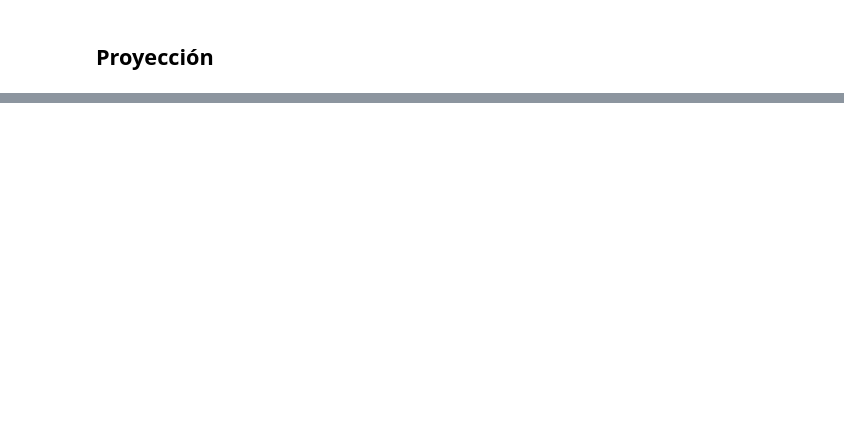
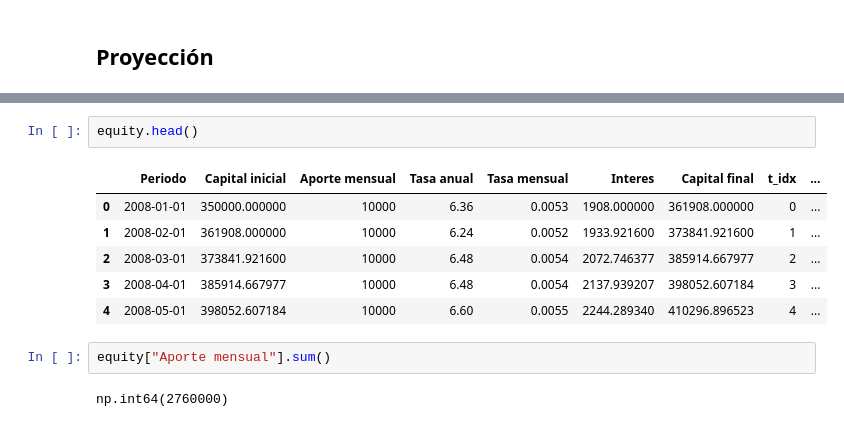
Before and after one commit to Self-Capital/AnalisisTecnico, a Jupyter notebook: 01-Calculadora DAP/Calculadora_Depósito_a_plazo.ipynb, the cells around one changed output, grey strips where cells are left out. Drawn from its saved outputs; the diff is of its cells as text; blank space fills up the shorter version.

```diff
--- a/01-Calculadora DAP/Calculadora_Depósito_a_plazo.ipynb
+++ b/01-Calculadora DAP/Calculadora_Depósito_a_plazo.ipynb
@@ -307,0 +217,13 @@ plt.show()
+# %%
+equity.head()
+# %% [output]
+|  | Periodo | Capital inicial | Aporte mensual | Tasa anual | Tasa mensual | Interes | Capital final | t_idx | ... |
+| 0 | 2008-01-01 | 350000.000000 | 10000 | 6.36 | 0.0053 | 1908.000000 | 361908.000000 | 0 | ... |
+| 1 | 2008-02-01 | 361908.000000 | 10000 | 6.24 | 0.0052 | 1933.921600 | 373841.921600 | 1 | ... |
+| 2 | 2008-03-01 | 373841.921600 | 10000 | 6.48 | 0.0054 | 2072.746377 | 385914.667977 | 2 | ... |
+| 3 | 2008-04-01 | 385914.667977 | 10000 | 6.48 | 0.0054 | 2137.939207 | 398052.607184 | 3 | ... |
+| 4 | 2008-05-01 | 398052.607184 | 10000 | 6.60 | 0.0055 | 2244.289340 | 410296.896523 | 4 | ... |
+# %%
+equity["Aporte mensual"].sum()
+# %% [output]
+np.int64(2760000)
```
Also changed, not shown: parts of 8 cells of this notebook.
